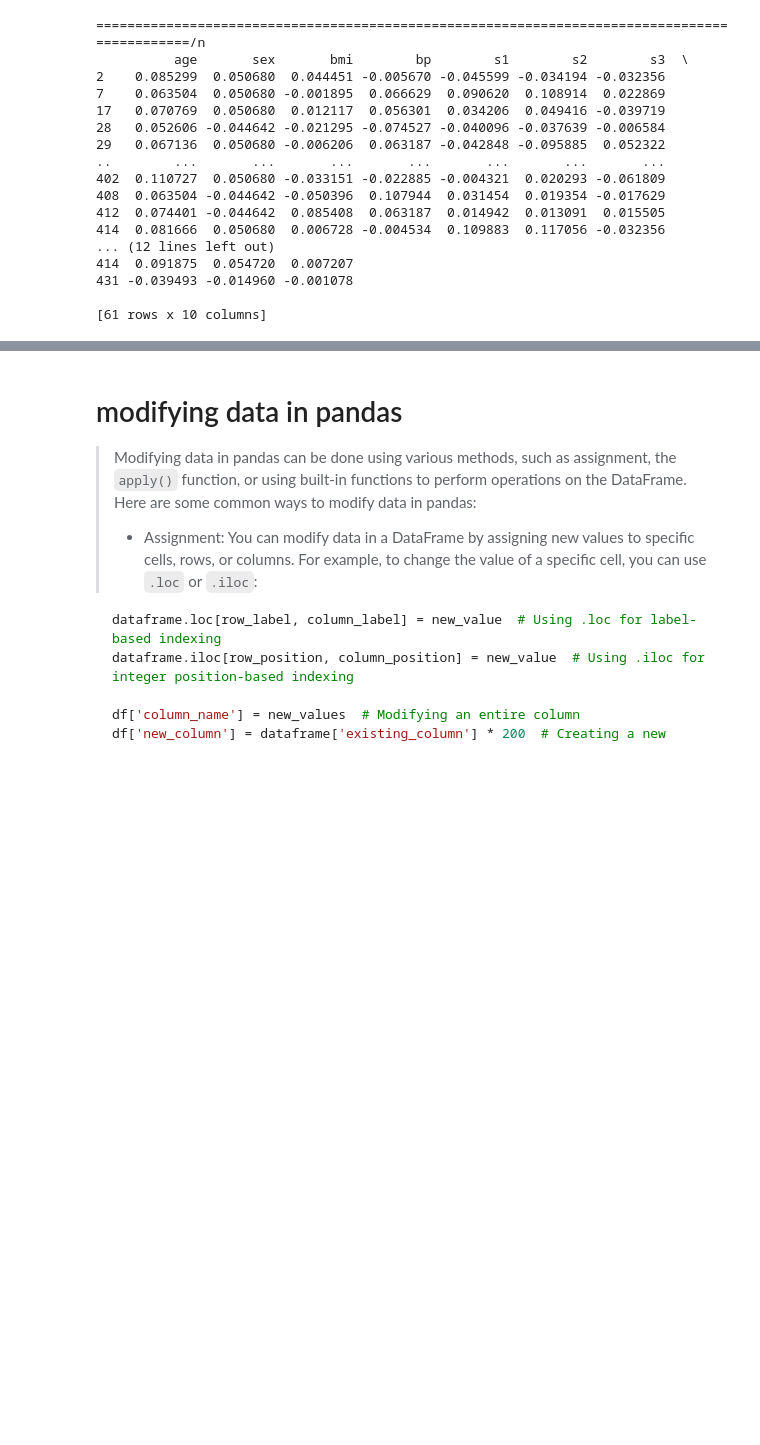
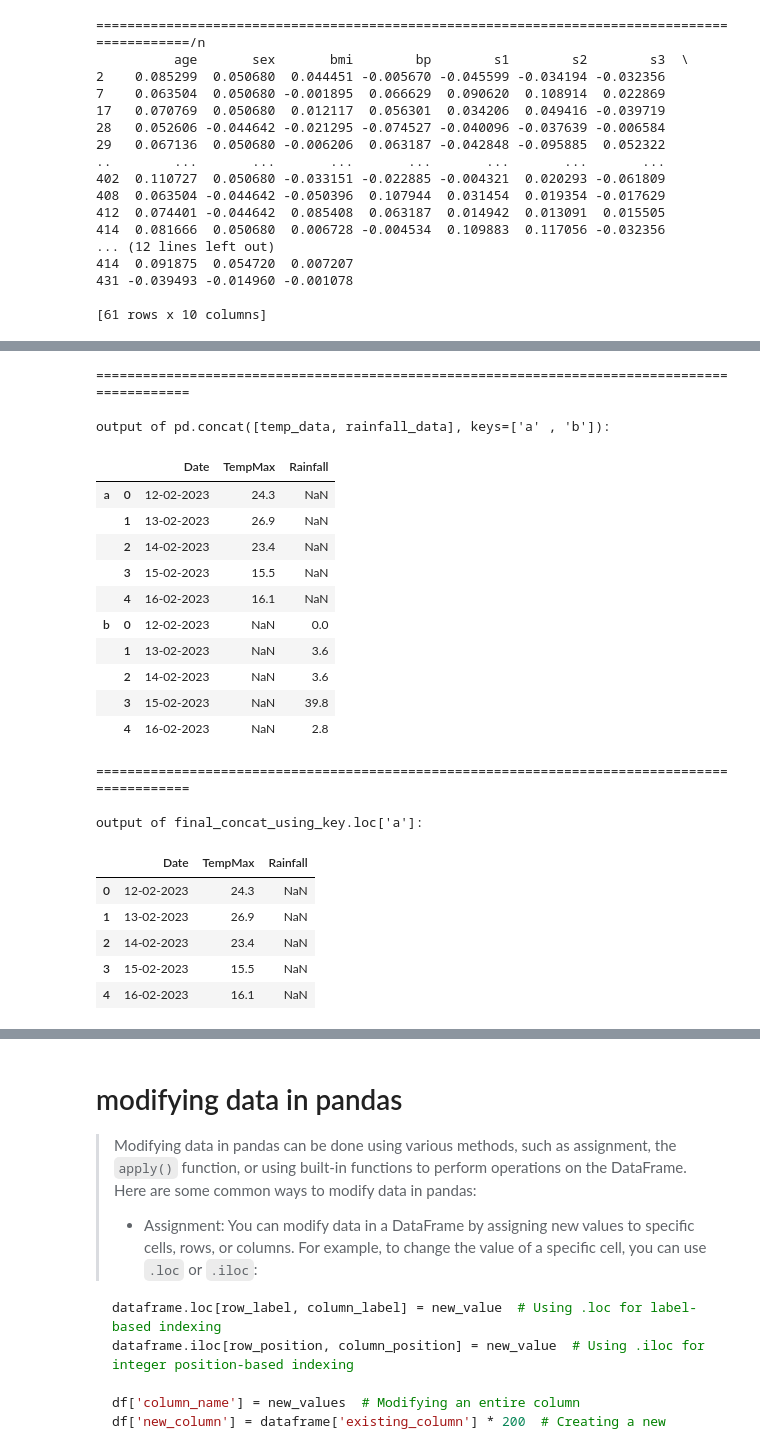
Before and after one commit to shivam-kumar25/mlp-programming, a Jupyter notebook: panda/pandaBasics.ipynb, the cells around one changed output, grey strips where cells are left out. Saved outputs shown, nothing was run; the diff lists cells and outputs as text; code cells hidden in the pictures; blank space fills up the shorter version.

```diff
--- a/panda/pandaBasics.ipynb
+++ b/panda/pandaBasics.ipynb
@@ -503,0 +748,30 @@ print(diabetes_df[selectore])
+# %%
+import pandas as pd
+import IPython.display as display
+
+# Create two sample DataFrames
+temp_data = pd.DataFrame({'Date': ['12-02-2023', '13-02-2023', '14-02-2023', '15-02-2023', '16-02-2023'],
+                    'TempMax': [24.3, 26.9, 23.4, 15.5, 16.1 ] })
+
+rainfall_data = pd.DataFrame({'Date': ['12-02-2023', '13-02-2023', '14-02-2023', '15-02-2023', '16-02-2023'],
+                    'Rainfall': [0, 3.6, 3.6, 39.8, 2.8 ] })
+
+
+display.display(temp_data)
+print("\n=============================================================================================\n")
+display.display(rainfall_data)
+
+print("\n=============================================================================================")
+print("=============================================================================================\n")
+
+
+final_concat = pd.concat([temp_data, rainfall_data], axis=0)
+print("output of pd.concat([temp_data, rainfall_data], axis=0):\n")
+display.display(final_concat)
+# this will concatenate the temp_data and rainfall_data DataFrames vertically (row-wise) because we specified axis=0. The resulting DataFrame will have all the rows from both DataFrames, and the columns will be aligned based on their names. Since both DataFrames have a "Date" column, it will be included in the final concatenated DataFrame. However, since the "TempMax" and "Rainfall" columns are not present in both DataFrames, they will contain NaN values for the rows where they are not available.
+
+print("\n=============================================================================================\n")
+final_concat = pd.concat([temp_data, rainfall_data], axis=1)
+print("output of pd.concat([temp_data, rainfall_data], axis=1):\n")
+display.display(final_concat)
+# this will concatenate the temp_data and rainfall_data DataFrames horizontally (column-wise) because we specified axis=1. The resulting DataFrame will have all the columns from both DataFrames, and the rows will be aligned based on their index. Since both DataFrames have a "Date" column, it will be included in the final concatenated DataFrame. However, since the "TempMax" and "Rainfall" columns are not present in both DataFrames, they will contain NaN values for the rows where they are not available.
@@ -503,0 +816,36 @@ print(diabetes_df[selectore])
+# %%
+final_concat_using_key = pd.concat([temp_data, rainfall_data], keys=['a' , 'b'])
+print("\n=============================================================================================\n")
+print("output of pd.concat([temp_data, rainfall_data], keys=['a' , 'b']):")
+display.display(final_concat_using_key)
+# this will concatenate the temp_data and rainfall_data DataFrames and create a hierarchical index using the keys 'a' and 'b'. The resulting DataFrame will have a multi-level index where the first level is the key ('a' for temp_data and 'b' for rainfall_data) and the second level is the original index of each DataFrame. The columns will be aligned based on their names, and since both DataFrames have a "Date" column, it will be included in the final concatenated DataFrame. However, since the "TempMax" and "Rainfall" columns are not present in both DataFrames, they will contain NaN values for the rows where they are not available.
+
+
+print("\n=============================================================================================\n")
+print("output of final_concat_using_key.loc['a']:")
+display.display(final_concat_using_key.loc['a'])
+# this will return the portion of the final_concat_using_key DataFrame that corresponds to the key 'a', which contains the data from the temp_data DataFrame. The resulting DataFrame will have the original index of temp_data and the columns "Date" and "TempMax". The "Rainfall" column will contain NaN values since it is not present in temp_data.
+# %% [output]
+=============================================================================================
+
+output of pd.concat([temp_data, rainfall_data], keys=['a' , 'b']):
+|  |  | Date | TempMax | Rainfall |
+| a | 0 | 12-02-2023 | 24.3 | NaN |
+|  | 1 | 13-02-2023 | 26.9 | NaN |
+|  | 2 | 14-02-2023 | 23.4 | NaN |
+|  | 3 | 15-02-2023 | 15.5 | NaN |
+|  | 4 | 16-02-2023 | 16.1 | NaN |
+| b | 0 | 12-02-2023 | NaN | 0.0 |
+|  | 1 | 13-02-2023 | NaN | 3.6 |
+|  | 2 | 14-02-2023 | NaN | 3.6 |
+|  | 3 | 15-02-2023 | NaN | 39.8 |
+|  | 4 | 16-02-2023 | NaN | 2.8 |
+=============================================================================================
+
+output of final_concat_using_key.loc['a']:
+|  | Date | TempMax | Rainfall |
+| 0 | 12-02-2023 | 24.3 | NaN |
+| 1 | 13-02-2023 | 26.9 | NaN |
+| 2 | 14-02-2023 | 23.4 | NaN |
+| 3 | 15-02-2023 | 15.5 | NaN |
+| 4 | 16-02-2023 | 16.1 | NaN |
```
Also changed, not shown: parts of 32 cells of this notebook, 2 other files.
